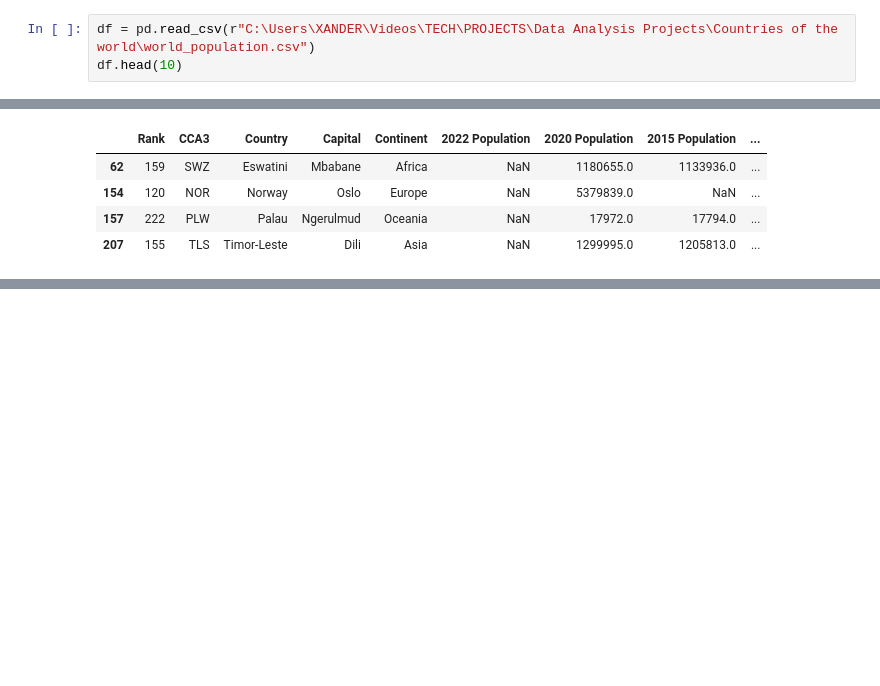
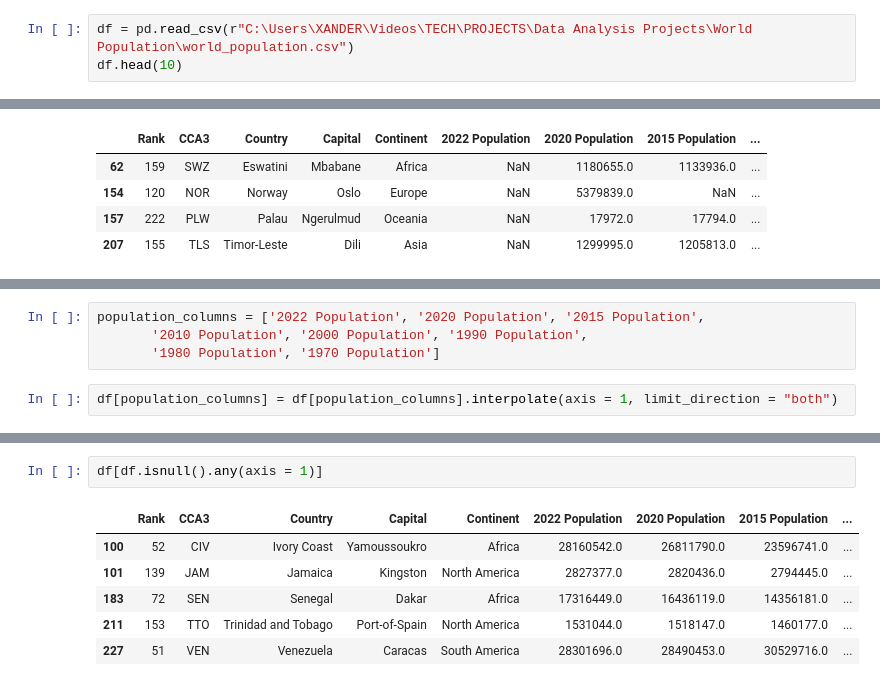
Before and after one commit to Octo-Data-Scientist/Data-Analysis, a Jupyter notebook: World Population/world_population.ipynb, the cells around one changed output, grey strips where cells are left out. Drawn from its saved outputs; the diff is of its cells as text; blank space fills up the shorter version.

Commit message:
filled missing values in the population columns

```diff
--- a/World Population/world_population.ipynb
+++ b/World Population/world_population.ipynb
@@ -47,7 +47,7 @@ Note: Some columns contain missing or inconsistent values that will require clea
 # importing lbraaries
 import pandas as pd
 # %%
-df = pd.read_csv(r"C:\Users\XANDER\Videos\TECH\PROJECTS\Data Analysis Projects\Countries of the world\world_population.csv")
+df = pd.read_csv(r"C:\Users\XANDER\Videos\TECH\PROJECTS\Data Analysis Projects\World Population\world_population.csv")
 df.head(10)
 # %% [output]
 |  | Rank | CCA3 | Country | Capital | Continent | 2022 Population | 2020 Population | 2015 Population | ... |
@@ -184,0 +162,6 @@ Name: 2022 Population, Length: 234, dtype: float64
+# %%
+population_columns = ['2022 Population', '2020 Population', '2015 Population',
+       '2010 Population', '2000 Population', '1990 Population',
+       '1980 Population', '1970 Population']
+# %%
+df[population_columns] = df[population_columns].interpolate(axis = 1, limit_direction = "both")
@@ -184,0 +190,9 @@ Name: 2022 Population, Length: 234, dtype: float64
+# %%
+df[df.isnull().any(axis = 1)]
+# %% [output]
+|  | Rank | CCA3 | Country | Capital | Continent | 2022 Population | 2020 Population | 2015 Population | ... |
+| 100 | 52 | CIV | Ivory Coast | Yamoussoukro | Africa | 28160542.0 | 26811790.0 | 23596741.0 | ... |
+| 101 | 139 | JAM | Jamaica | Kingston | North America | 2827377.0 | 2820436.0 | 2794445.0 | ... |
+| 183 | 72 | SEN | Senegal | Dakar | Africa | 17316449.0 | 16436119.0 | 14356181.0 | ... |
+| 211 | 153 | TTO | Trinidad and Tobago | Port-of-Spain | North America | 1531044.0 | 1518147.0 | 1460177.0 | ... |
+| 227 | 51 | VEN | Venezuela | Caracas | South America | 28301696.0 | 28490453.0 | 30529716.0 | ... |
```
Also changed, not shown: parts of 7 cells of this notebook.
